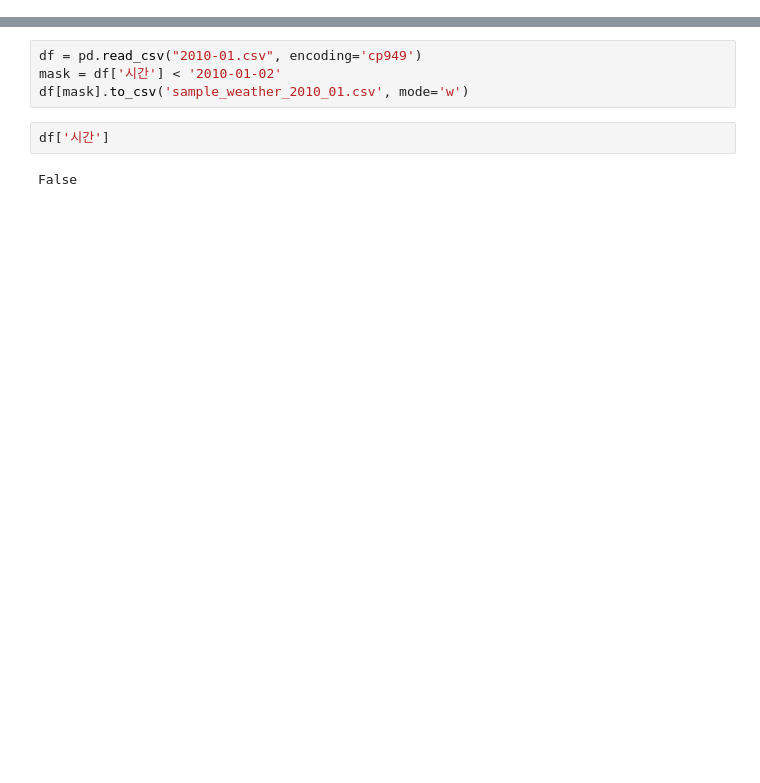
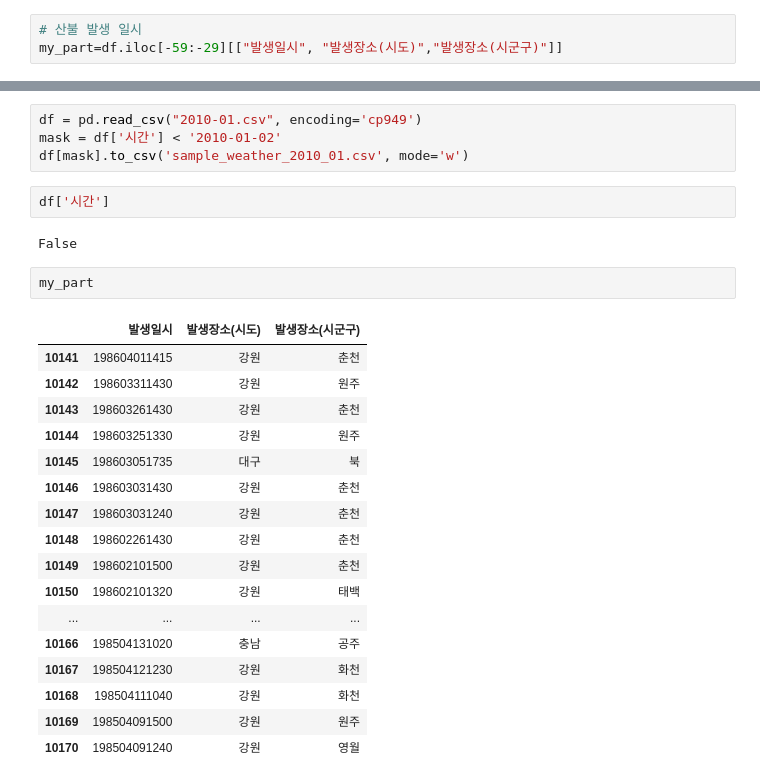
Before and after one commit to Shalor16/korea_wildfire_prediction, a Jupyter notebook: Untitled.ipynb, the cells around one changed output, grey strips where cells are left out. Cells and saved outputs as stored; diff of their text form; blank space fills up the shorter version.

```diff
--- a/Untitled.ipynb
+++ b/Untitled.ipynb
@@ -21 +73,4 @@ df
+# %%
+# 산불 발생 일시
+my_part=df.iloc[-59:-29][["발생일시", "발생장소(시도)","발생장소(시군구)"]]
 # %%
@@ -83,3 +167,23 @@ df[mask].to_csv('sample_weather_2010_01.csv', mode='w')
 df['시간']
 # %% [output]
 False
+# %%
+my_part
+# %% [output]
+|  | 발생일시 | 발생장소(시도) | 발생장소(시군구) |
+| 10141 | 198604011415 | 강원 | 춘천 |
+| 10142 | 198603311430 | 강원 | 원주 |
+| 10143 | 198603261430 | 강원 | 춘천 |
+| 10144 | 198603251330 | 강원 | 원주 |
+| 10145 | 198603051735 | 대구 | 북 |
+| 10146 | 198603031430 | 강원 | 춘천 |
+| 10147 | 198603031240 | 강원 | 춘천 |
+| 10148 | 198602261430 | 강원 | 춘천 |
+| 10149 | 198602101500 | 강원 | 춘천 |
+| 10150 | 198602101320 | 강원 | 태백 |
+| ... | ... | ... | ... |
+| 10166 | 198504131020 | 충남 | 공주 |
+| 10167 | 198504121230 | 강원 | 화천 |
+| 10168 | 198504111040 | 강원 | 화천 |
+| 10169 | 198504091500 | 강원 | 원주 |
+| 10170 | 198504091240 | 강원 | 영월 |
```
Also changed, not shown: parts of 12 cells of this notebook.
